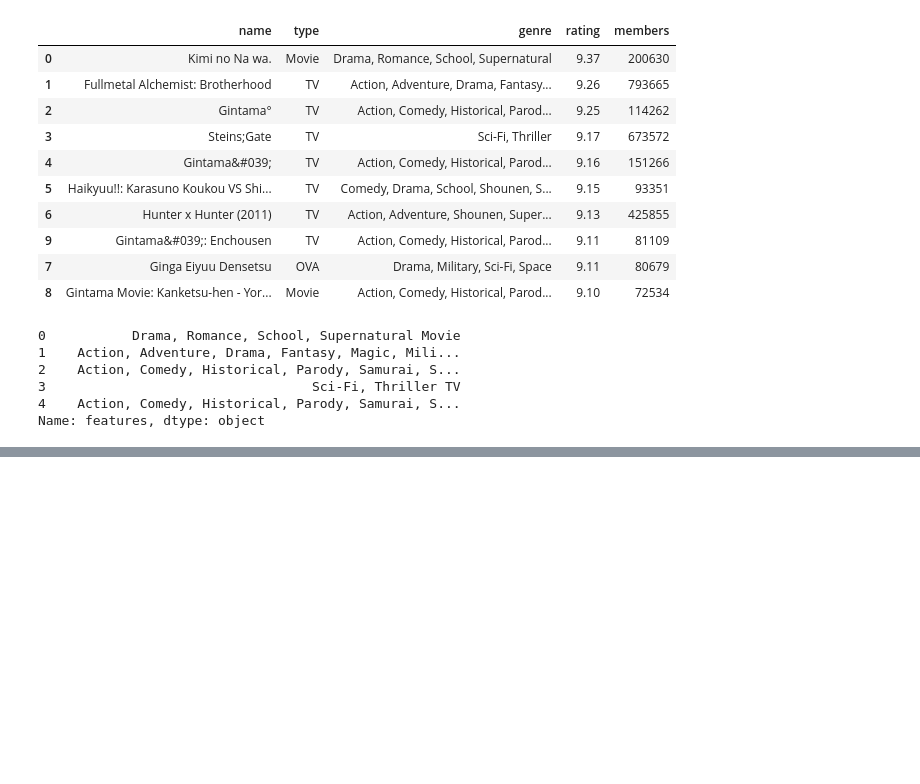
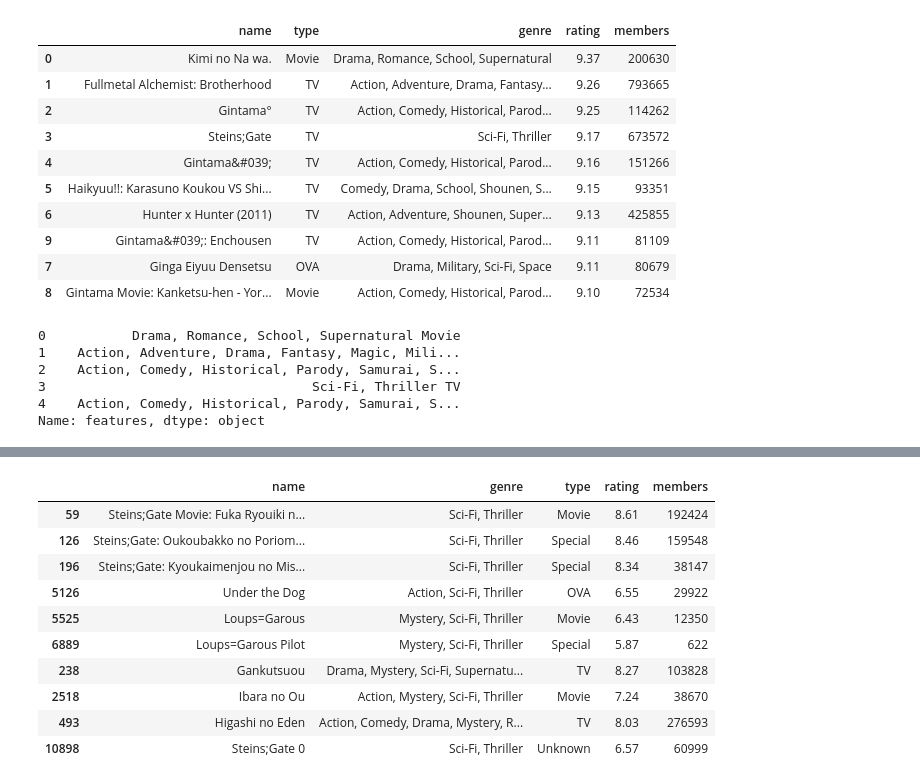
Before and after one commit to vividwhisp/machine-learning-from-scratch, a Jupyter notebook: recommender_system.ipynb, the cells around one changed output, grey strips where cells are left out. Saved outputs shown, nothing was run; the diff lists cells and outputs as text; code cells hidden in the pictures; blank space fills up the shorter version.

```diff
--- a/recommender_system.ipynb
+++ b/recommender_system.ipynb
@@ -255,0 +297,14 @@ anime_indices = pd.DataFrame(
+# %%
+recommend_anime_by_content("Steins;Gate")
+# %% [output]
+|  | name | genre | type | rating | members |
+| 59 | Steins;Gate Movie: Fuka Ryouiki n... | Sci-Fi, Thriller | Movie | 8.61 | 192424 |
+| 126 | Steins;Gate: Oukoubakko no Poriom... | Sci-Fi, Thriller | Special | 8.46 | 159548 |
+| 196 | Steins;Gate: Kyoukaimenjou no Mis... | Sci-Fi, Thriller | Special | 8.34 | 38147 |
+| 5126 | Under the Dog | Action, Sci-Fi, Thriller | OVA | 6.55 | 29922 |
+| 5525 | Loups=Garous | Mystery, Sci-Fi, Thriller | Movie | 6.43 | 12350 |
+| 6889 | Loups=Garous Pilot | Mystery, Sci-Fi, Thriller | Special | 5.87 | 622 |
+| 238 | Gankutsuou | Drama, Mystery, Sci-Fi, Supernatu... | TV | 8.27 | 103828 |
+| 2518 | Ibara no Ou | Action, Mystery, Sci-Fi, Thriller | Movie | 7.24 | 38670 |
+| 493 | Higashi no Eden | Action, Comedy, Drama, Mystery, R... | TV | 8.03 | 276593 |
+| 10898 | Steins;Gate 0 | Sci-Fi, Thriller | Unknown | 6.57 | 60999 |
```
Also changed, not shown: parts of 7 cells of this notebook.
